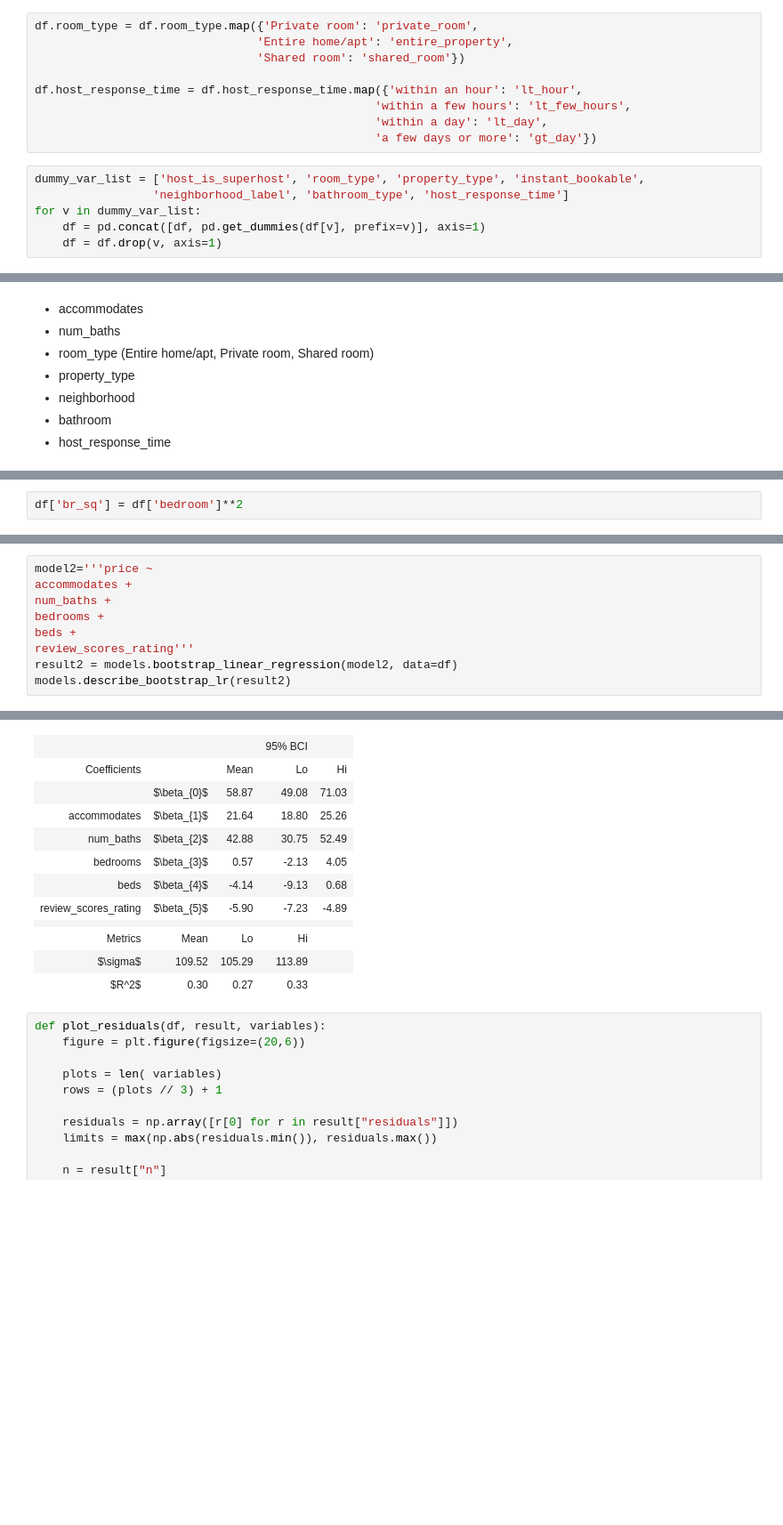
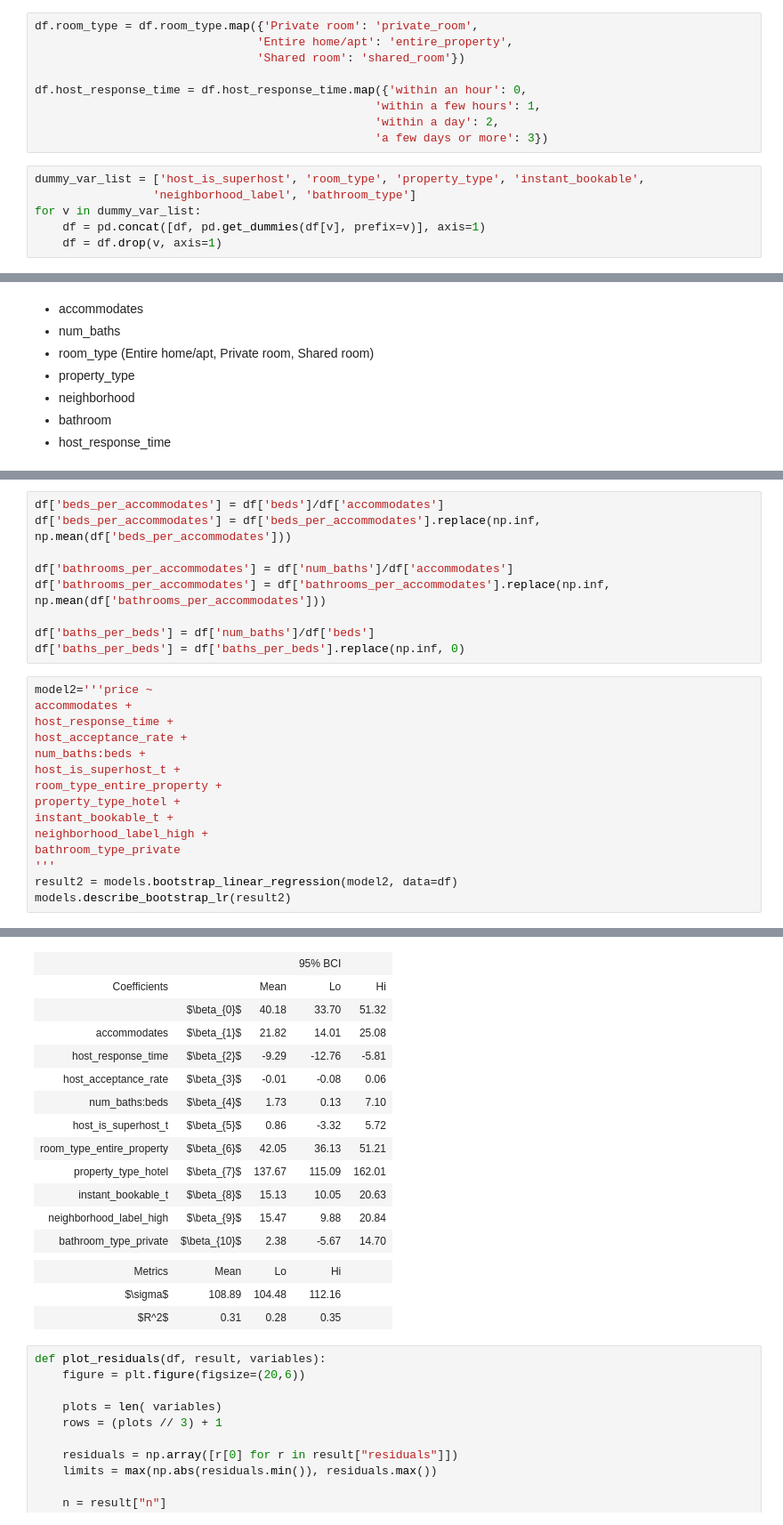
Before and after one commit to carleen/group4_ds_project, a Jupyter notebook: regression/cboyer7-regression.ipynb, the cells around one changed output, grey strips where cells are left out. Shown at 89% size. Saved outputs shown, nothing was run; the diff lists cells and outputs as text; blank space fills up the shorter version.

```diff
--- a/regression/cboyer7-regression.ipynb
+++ b/regression/cboyer7-regression.ipynb
@@ -136,13 +143,13 @@ df.room_type = df.room_type.map({'Private room': 'private_room',
                                 'Entire home/apt': 'entire_property',
                                 'Shared room': 'shared_room'})
 
-df.host_response_time = df.host_response_time.map({'within an hour': 'lt_hour',
-                                                 'within a few hours': 'lt_few_hours',
-                                                 'within a day': 'lt_day',
-                                                 'a few days or more': 'gt_day'})
+df.host_response_time = df.host_response_time.map({'within an hour': 0,
+                                                 'within a few hours': 1,
+                                                 'within a day': 2,
+                                                 'a few days or more': 3})
 # %%
 dummy_var_list = ['host_is_superhost', 'room_type', 'property_type', 'instant_bookable',
-                 'neighborhood_label', 'bathroom_type', 'host_response_time']
+                 'neighborhood_label', 'bathroom_type']
 for v in dummy_var_list:
     df = pd.concat([df, pd.get_dummies(df[v], prefix=v)], axis=1)
     df = df.drop(v, axis=1)
@@ -217,2 +223,0 @@ Model: price ~ bedrooms + beds + accommodates + host_response_rate + host_accept
-# %%
-df['br_sq'] = df['bedroom']**2
@@ -221,10 +224,25 @@ KeyError: 'bedroom'
+# %%
+df['beds_per_accommodates'] = df['beds']/df['accommodates']
+df['beds_per_accommodates'] = df['beds_per_accommodates'].replace(np.inf, np.mean(df['beds_per_accommodates']))
+
+df['bathrooms_per_accommodates'] = df['num_baths']/df['accommodates']
+df['bathrooms_per_accommodates'] = df['bathrooms_per_accommodates'].replace(np.inf, np.mean(df['bathrooms_per_accommodates']))
+
+df['baths_per_beds'] = df['num_baths']/df['beds']
+df['baths_per_beds'] = df['baths_per_beds'].replace(np.inf, 0)
 # %%
 model2='''price ~
 accommodates +
-num_baths +
-bedrooms +
-beds +
-review_scores_rating'''
+host_response_time +
+host_acceptance_rate +
+num_baths:beds +
+host_is_superhost_t +
+room_type_entire_property +
+property_type_hotel +
+instant_bookable_t +
+neighborhood_label_high +
+bathroom_type_private
+'''
 result2 = models.bootstrap_linear_regression(model2, data=df)
 models.describe_bootstrap_lr(result2)
 # %% [output]
@@ -232,15 +250,20 @@ Model: price ~ accommodates + num_baths + bedrooms + beds + review_scores_rating
 |  |  |  | 95% BCI |  |
 | Coefficients |  | Mean | Lo | Hi |
-|  | $\beta_{0}$ | 58.87 | 49.08 | 71.03 |
-| accommodates | $\beta_{1}$ | 21.64 | 18.80 | 25.26 |
-| num_baths | $\beta_{2}$ | 42.88 | 30.75 | 52.49 |
-| bedrooms | $\beta_{3}$ | 0.57 | -2.13 | 4.05 |
-| beds | $\beta_{4}$ | -4.14 | -9.13 | 0.68 |
-| review_scores_rating | $\beta_{5}$ | -5.90 | -7.23 | -4.89 |
+|  | $\beta_{0}$ | 40.18 | 33.70 | 51.32 |
+| accommodates | $\beta_{1}$ | 21.82 | 14.01 | 25.08 |
+| host_response_time | $\beta_{2}$ | -9.29 | -12.76 | -5.81 |
+| host_acceptance_rate | $\beta_{3}$ | -0.01 | -0.08 | 0.06 |
+| num_baths:beds | $\beta_{4}$ | 1.73 | 0.13 | 7.10 |
+| host_is_superhost_t | $\beta_{5}$ | 0.86 | -3.32 | 5.72 |
+| room_type_entire_property | $\beta_{6}$ | 42.05 | 36.13 | 51.21 |
+| property_type_hotel | $\beta_{7}$ | 137.67 | 115.09 | 162.01 |
+| instant_bookable_t | $\beta_{8}$ | 15.13 | 10.05 | 20.63 |
+| neighborhood_label_high | $\beta_{9}$ | 15.47 | 9.88 | 20.84 |
+| bathroom_type_private | $\beta_{10}$ | 2.38 | -5.67 | 14.70 |
 |  |  |  |  |  |
 | Metrics | Mean | Lo | Hi |  |
-| $\sigma$ | 109.52 | 105.29 | 113.89 |  |
-| $R^2$ | 0.30 | 0.27 | 0.33 |  |
+| $\sigma$ | 108.89 | 104.48 | 112.16 |  |
+| $R^2$ | 0.31 | 0.28 | 0.35 |  |
 # %%
 def plot_residuals(df, result, variables):
     figure = plt.figure(figsize=(20,6))
```
Also changed, not shown: parts of 6 cells of this notebook, 3 other files.
